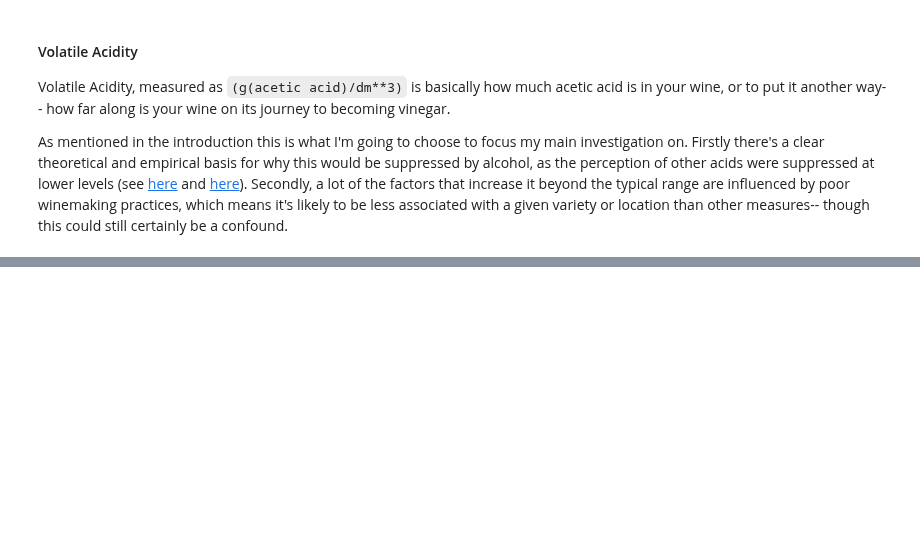
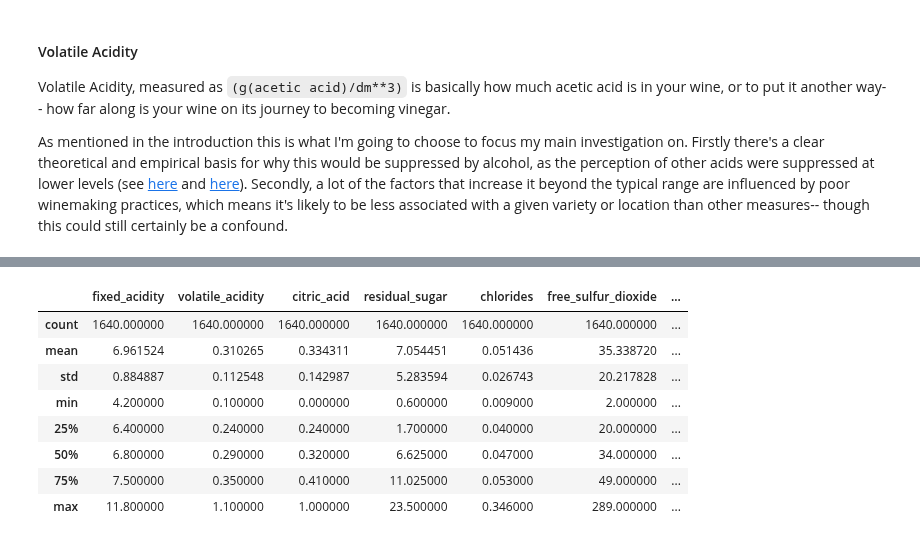
Before and after one commit to jklydev/everything-counts-summative-1, a Jupyter notebook: alcohol-hypothesis.ipynb, the cells around one changed output, grey strips where cells are left out. Saved outputs shown, nothing was run; the diff lists cells and outputs as text; code cells hidden in the pictures; blank space fills up the shorter version.

```diff
--- a/alcohol-hypothesis.ipynb
+++ b/alcohol-hypothesis.ipynb
@@ -203,0 +218,18 @@ If we show that a. there is a significant difference in alcohol, and b. that the
+# %%
+quality_buckets = white_wines.groupby('quality')
+
+low_quality = white_wines[white_wines['quality'].isin([3, 4, 5])]
+medium_quality = white_wines[white_wines['quality'] == 6]
+high_quality = white_wines[white_wines['quality'].isin([7, 8, 9])]
+# %%
+low_quality.describe()
+# %% [output]
+|  | fixed_acidity | volatile_acidity | citric_acid | residual_sugar | chlorides | free_sulfur_dioxide | ... |
+| count | 1640.000000 | 1640.000000 | 1640.000000 | 1640.000000 | 1640.000000 | 1640.000000 | ... |
+| mean | 6.961524 | 0.310265 | 0.334311 | 7.054451 | 0.051436 | 35.338720 | ... |
+| std | 0.884887 | 0.112548 | 0.142987 | 5.283594 | 0.026743 | 20.217828 | ... |
+| min | 4.200000 | 0.100000 | 0.000000 | 0.600000 | 0.009000 | 2.000000 | ... |
+| 25% | 6.400000 | 0.240000 | 0.240000 | 1.700000 | 0.040000 | 20.000000 | ... |
+| 50% | 6.800000 | 0.290000 | 0.320000 | 6.625000 | 0.047000 | 34.000000 | ... |
+| 75% | 7.500000 | 0.350000 | 0.410000 | 11.025000 | 0.053000 | 49.000000 | ... |
+| max | 11.800000 | 1.100000 | 1.000000 | 23.500000 | 0.346000 | 289.000000 | ... |
```
Also changed, not shown: parts of 19 cells of this notebook.
